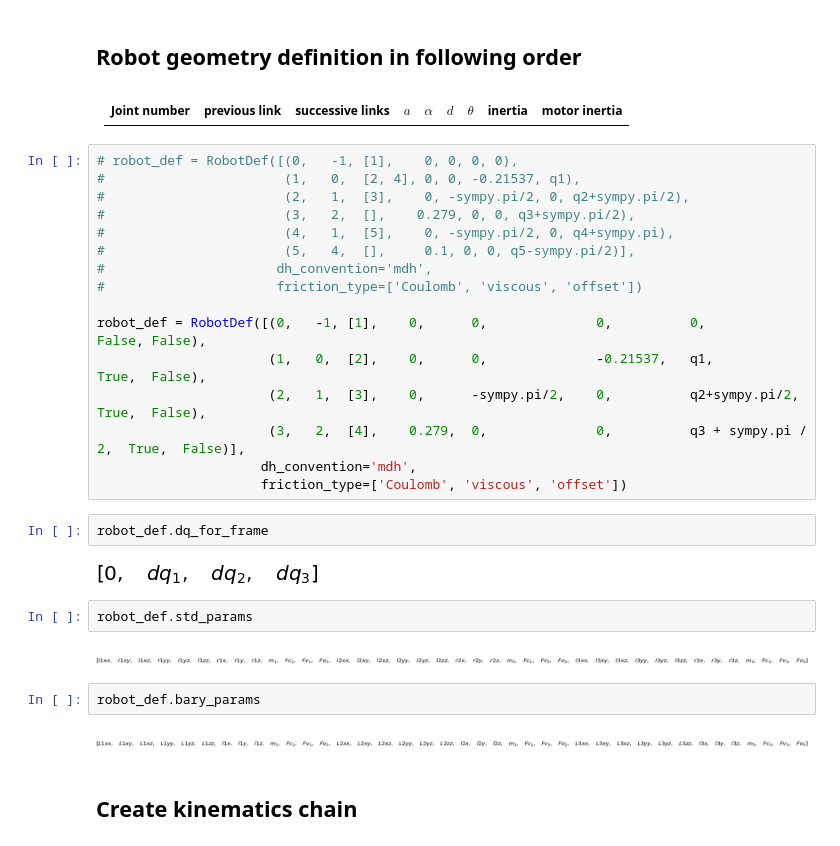
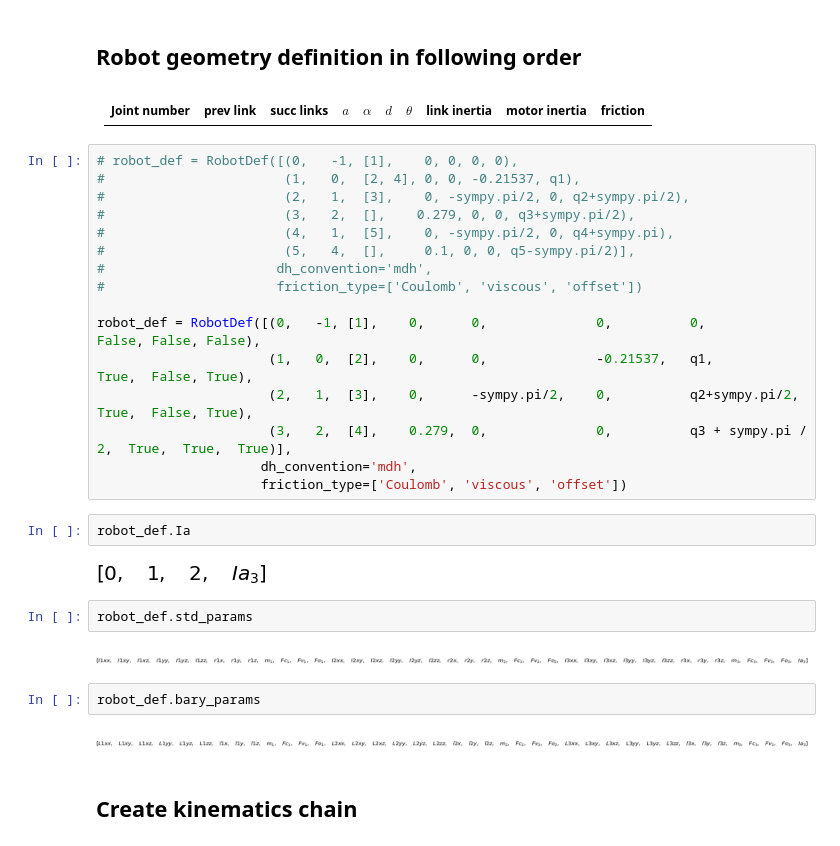
Before and after one commit to WPI-AIM/dvrk_dynamics_identification, a Jupyter notebook: main.ipynb, the cells around one changed output. Saved outputs shown, nothing was run; the diff lists cells and outputs as text.

Commit message:
Add friction enabling variable for each joint

```diff
--- a/main.ipynb
+++ b/main.ipynb
@@ -51,8 +51,8 @@ q0, q1, q2, q3, q4, q5, q6, q7, q8, q9 = new_sym('q:10')
 # %% [markdown]
 ## Robot geometry definition in following order
 # %% [markdown]
-| Joint number | previous link | successive links | $a$ | $\alpha$ | $d$ | $\theta$ | inertia | motor inertia |
-|--------------|---------------|------------------|-----|----------|-----|----------|---------|---------------|
+| Joint number | prev link | succ links | $a$ | $\alpha$ | $d$ | $\theta$ | link inertia | motor inertia | friction |
+|--------------|-----------|------------|-----|----------|-----|----------|--------------|---------------|---------|
 # %%
 # robot_def = RobotDef([(0,   -1, [1],    0, 0, 0, 0),
 #                       (1,   0,  [2, 4], 0, 0, -0.21537, q1),
@@ -63,24 +63,24 @@ q0, q1, q2, q3, q4, q5, q6, q7, q8, q9 = new_sym('q:10')
 #                      dh_convention='mdh',
 #                      friction_type=['Coulomb', 'viscous', 'offset'])
 
-robot_def = RobotDef([(0,   -1, [1],    0,      0,              0,          0,                  False, False),
-                      (1,   0,  [2],    0,      0,              -0.21537,   q1,                 True,  False),
-                      (2,   1,  [3],    0,      -sympy.pi/2,    0,          q2+sympy.pi/2,      True,  False),
-                      (3,   2,  [4],    0.279,  0,              0,          q3 + sympy.pi / 2,  True,  False)],
+robot_def = RobotDef([(0,   -1, [1],    0,      0,              0,          0,                  False, False, False),
+                      (1,   0,  [2],    0,      0,              -0.21537,   q1,                 True,  False, True),
+                      (2,   1,  [3],    0,      -sympy.pi/2,    0,          q2+sympy.pi/2,      True,  False, True),
+                      (3,   2,  [4],    0.279,  0,              0,          q3 + sympy.pi / 2,  True,  True,  True)],
                      dh_convention='mdh',
                      friction_type=['Coulomb', 'viscous', 'offset'])
 # %%
-robot_def.dq_for_frame
+robot_def.Ia
 # %% [output]
-[figure, old version]
+[figure, new version]
 # %%
 robot_def.std_params
 # %% [output]
-[figure, old version]
+[figure, new version]
 # %%
 robot_def.bary_params
 # %% [output]
-[figure, old version]
+[figure, new version]
 # %% [markdown]
 ## Create kinematics chain
 # %%
```
Also changed, not shown: parts of 12 cells of this notebook, 2 other files.
